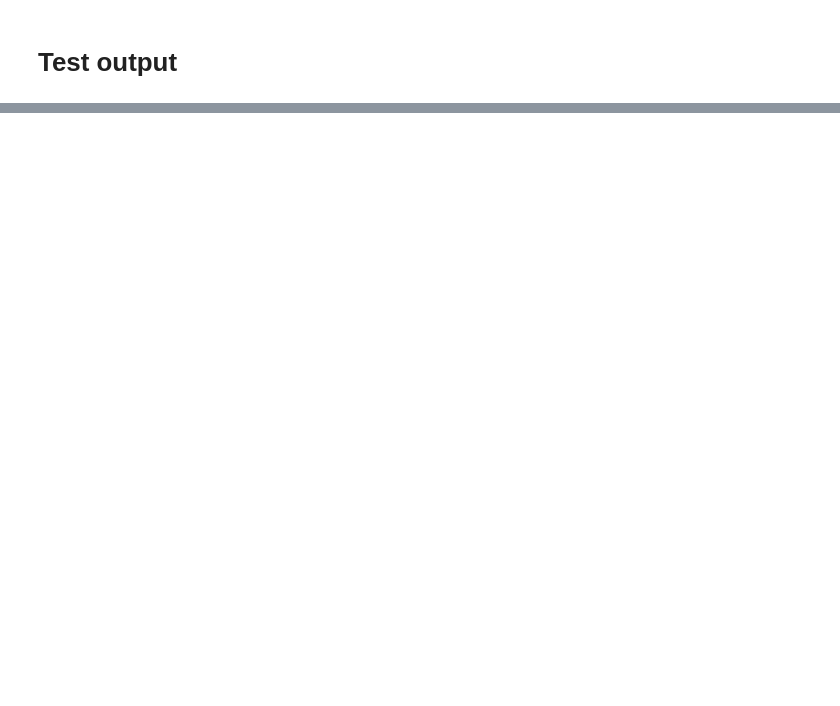
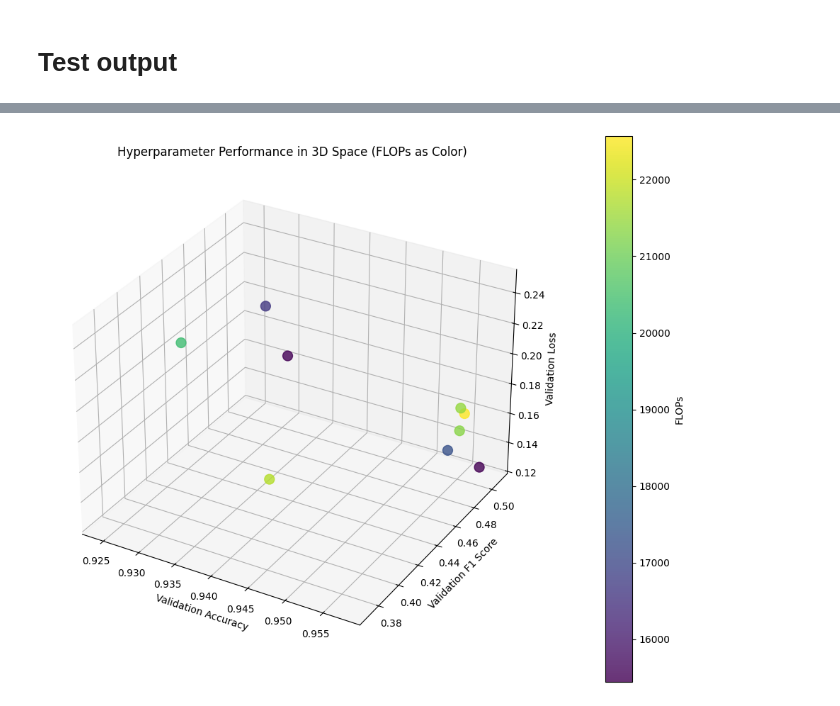
Before and after one commit to grillinr/evolutionary-computing, a Jupyter notebook: final/final_proj.ipynb, the cells around one changed output, grey strips where cells are left out. Cells and saved outputs as stored; diff of their text form; code cells hidden in the pictures; blank space fills up the shorter version.

Commit message:
Start creating visualizations

```diff
--- a/final/final_proj.ipynb
+++ b/final/final_proj.ipynb
@@ -344,0 +376,17 @@ print(f"Test F-Beta (macro): {f_beta:.4f}")
+# %%
+accuracies = []
+f1_scores = []
+losses = []
+flops_values = []
+
+for member_stats in final_pop_stats:
+    if member_stats['val_accuracy'] > 0.1:
+      accuracies.append(member_stats['val_accuracy'])
+      f1_scores.append(member_stats['val_f1'])
+      losses.append(member_stats['val_loss'])
+      flops_values.append(member_stats['flops'])
+
+print("Extracted accuracies:", accuracies)
+print("Extracted F1 scores:", f1_scores)
+print("Extracted losses:", losses)
+print("Extracted FLOPs:", flops_values)
@@ -344,0 +398,27 @@ print(f"Test F-Beta (macro): {f_beta:.4f}")
+# %%
+import matplotlib.pyplot as plt
+from mpl_toolkits.mplot3d import Axes3D
+
+# Create a figure and a 3D axes object
+fig = plt.figure(figsize=(12, 10))
+ax = fig.add_subplot(111, projection='3d')
+
+# Create the 3D scatter plot
+scatter = ax.scatter(accuracies, f1_scores, losses, c=flops_values, cmap='viridis', s=100, alpha=0.8)
+
+# Label the axes
+ax.set_xlabel('Validation Accuracy')
+ax.set_ylabel('Validation F1 Score')
+ax.set_zlabel('Validation Loss')
+
+# Set the title of the plot
+ax.set_title('Hyperparameter Performance in 3D Space (FLOPs as Color)')
+
+# Add a color bar
+cbar = fig.colorbar(scatter, ax=ax, pad=0.1)
+cbar.set_label('FLOPs')
+
+# Display the plot
+plt.show()
+# %% [output]
+[figure, added]
```
Also changed, not shown: parts of 13 cells of this notebook.
